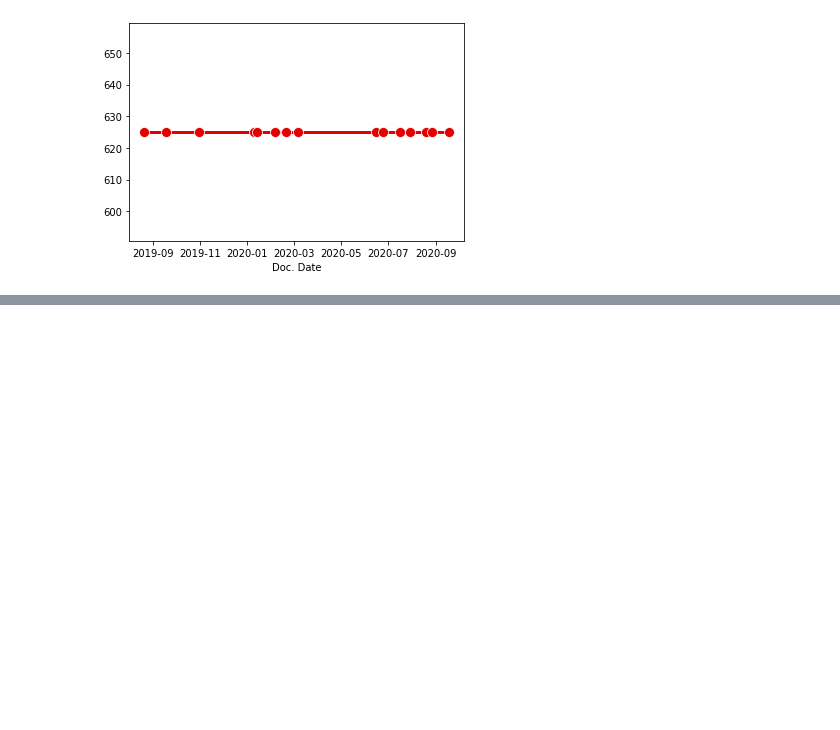
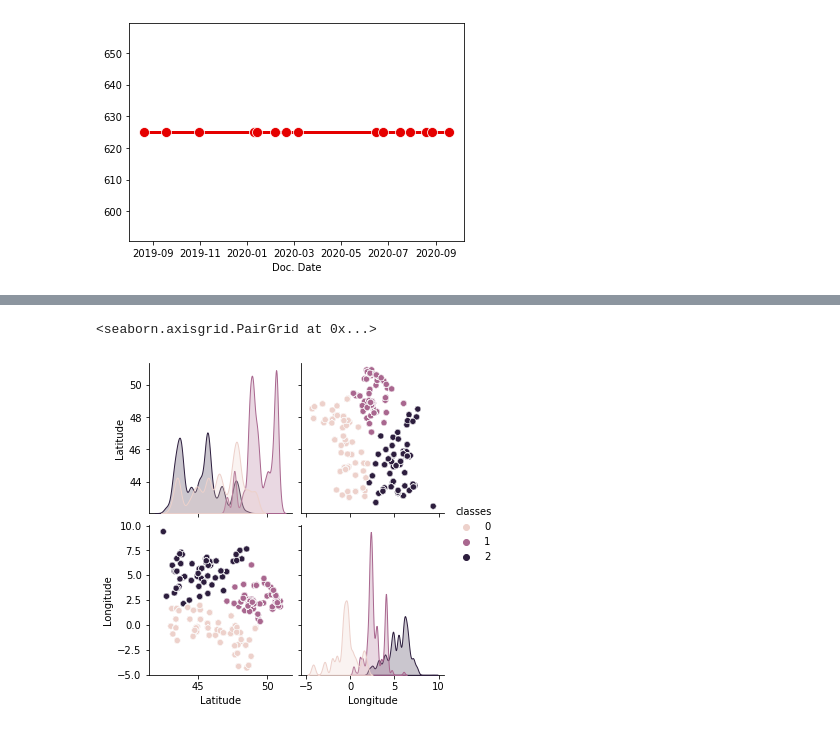
Before and after one commit to brenoccosta/ABIAcademyHack, a Jupyter notebook: Recomendação para pontos de venda locais.ipynb, the cells around one changed output, grey strips where cells are left out. Drawn from its saved outputs; the diff is of its cells as text; code cells hidden in the pictures; blank space fills up the shorter version.

```diff
--- a/Recomendação para pontos de venda locais.ipynb
+++ b/Recomendação para pontos de venda locais.ipynb
@@ -2423,0 +2446,2 @@ vendas['Doc. Date'].loc[vendas['Ship-to nu'] == 29379916 ].value_counts() #15
+# %%
+X = np.array(df)
@@ -2423,0 +2460,4 @@ vendas['Doc. Date'].loc[vendas['Ship-to nu'] == 29379916 ].value_counts() #15
+# %%
+kmeans = KMeans(n_clusters=3, random_state=0)
+# %%
+kmeans.fit(X)
@@ -2423,0 +2490,2 @@ vendas['Doc. Date'].loc[vendas['Ship-to nu'] == 29379916 ].value_counts() #15
+# %%
+df['classes'] = kmeans.labels_
@@ -2423,0 +2508,5 @@ vendas['Doc. Date'].loc[vendas['Ship-to nu'] == 29379916 ].value_counts() #15
+# %%
+sns.pairplot(df,hue='classes')
+# %% [output]
+<seaborn.axisgrid.PairGrid at 0x...>
+[figure, added]
```
Also changed, not shown: parts of 13 cells of this notebook.
